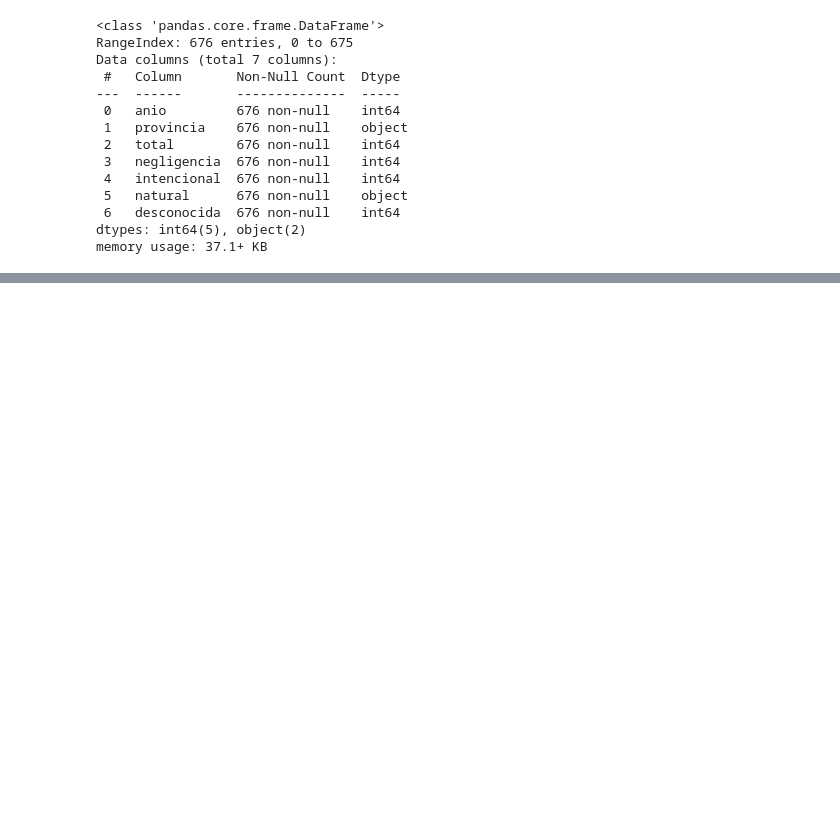
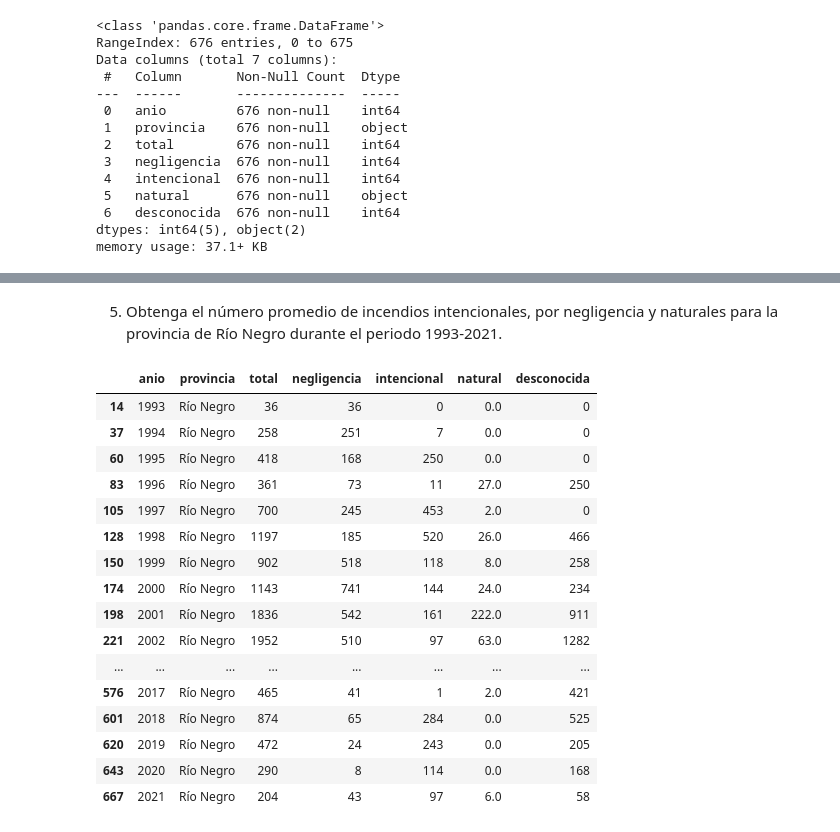
Before and after one commit to gcasado0/ciencia_datos, a Jupyter notebook: u2_ej2.ipynb, the cells around one changed output, grey strips where cells are left out. Drawn from its saved outputs; the diff is of its cells as text; code cells hidden in the pictures; blank space fills up the shorter version.

```diff
--- a/u2_ej2.ipynb
+++ b/u2_ej2.ipynb
@@ -44,0 +215,24 @@ Para resolverlo podria cambiar el "-" por 0 o Nan y luego convertir la columna a
+# %% [markdown]
+5. Obtenga el número promedio de incendios intencionales, por negligencia y naturales para la
+provincia de Río Negro durante el periodo 1993-2021.
+# %%
+rio_negro=data[(data['provincia']=='Río Negro') & (data['anio']>=1993) & (data['anio']<=2021)]
+rio_negro
+# %% [output]
+|  | anio | provincia | total | negligencia | intencional | natural | desconocida |
+| 14 | 1993 | Río Negro | 36 | 36 | 0 | 0.0 | 0 |
+| 37 | 1994 | Río Negro | 258 | 251 | 7 | 0.0 | 0 |
+| 60 | 1995 | Río Negro | 418 | 168 | 250 | 0.0 | 0 |
+| 83 | 1996 | Río Negro | 361 | 73 | 11 | 27.0 | 250 |
+| 105 | 1997 | Río Negro | 700 | 245 | 453 | 2.0 | 0 |
+| 128 | 1998 | Río Negro | 1197 | 185 | 520 | 26.0 | 466 |
+| 150 | 1999 | Río Negro | 902 | 518 | 118 | 8.0 | 258 |
+| 174 | 2000 | Río Negro | 1143 | 741 | 144 | 24.0 | 234 |
+| 198 | 2001 | Río Negro | 1836 | 542 | 161 | 222.0 | 911 |
+| 221 | 2002 | Río Negro | 1952 | 510 | 97 | 63.0 | 1282 |
+| ... | ... | ... | ... | ... | ... | ... | ... |
+| 576 | 2017 | Río Negro | 465 | 41 | 1 | 2.0 | 421 |
+| 601 | 2018 | Río Negro | 874 | 65 | 284 | 0.0 | 525 |
+| 620 | 2019 | Río Negro | 472 | 24 | 243 | 0.0 | 205 |
+| 643 | 2020 | Río Negro | 290 | 8 | 114 | 0.0 | 168 |
+| 667 | 2021 | Río Negro | 204 | 43 | 97 | 6.0 | 58 |
```
Also changed, not shown: parts of 18 cells of this notebook.
